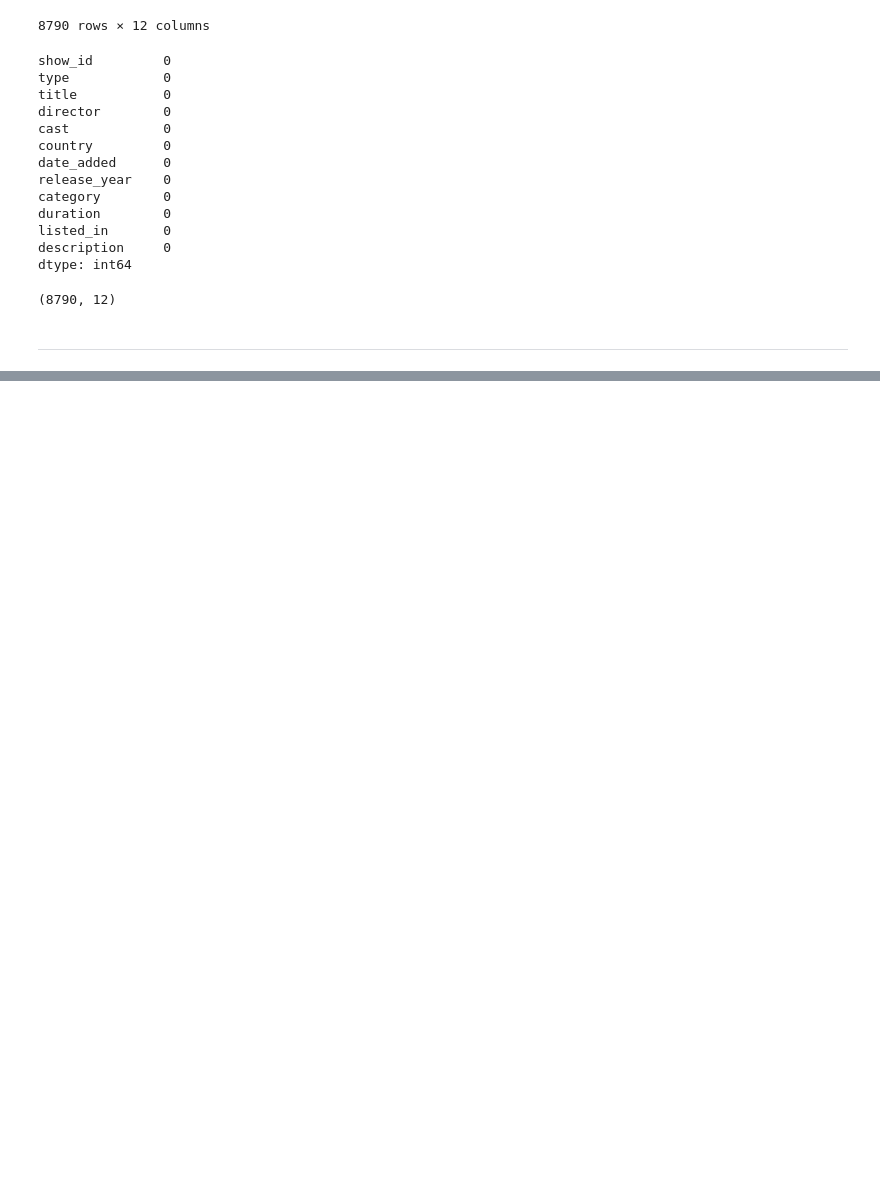
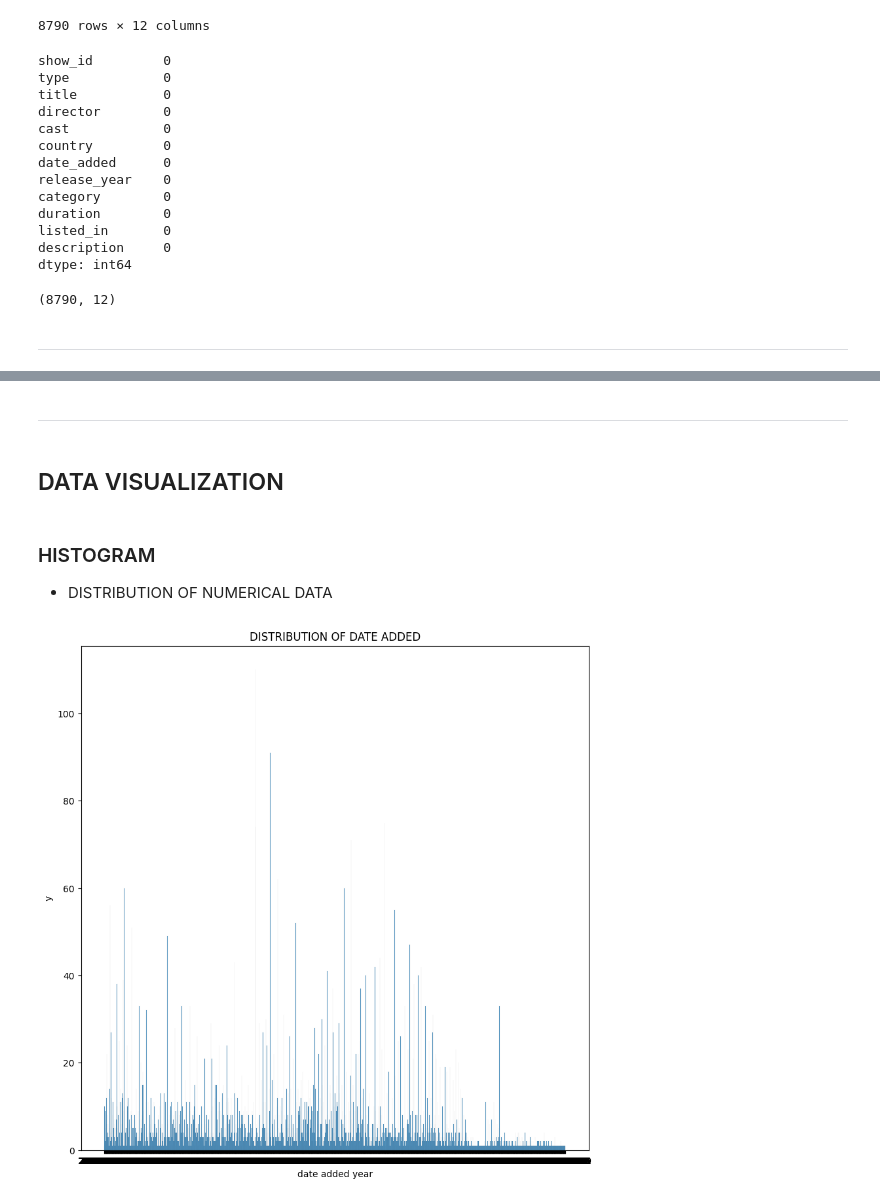
Before and after one commit to avinas-v/NETFLIX-DATA-ANALYSIS-., a Jupyter notebook: netflix.ipynb, the cells around one changed output, grey strips where cells are left out. Saved outputs shown, nothing was run; the diff lists cells and outputs as text; code cells hidden in the pictures; blank space fills up the shorter version.

Commit message:
data set cleaned visualaization started

```diff
--- a/netflix.ipynb
+++ b/netflix.ipynb
@@ -711,0 +851,2 @@ df.shape
+# %%
+df_new=pd.read_csv('netflix_cleaned.csv')
@@ -711,0 +986,7 @@ df.shape
+# %% [markdown]
+---
+# %% [markdown]
+## DATA VISUALIZATION
+# %% [markdown]
+### HISTOGRAM
+- DISTRIBUTION OF NUMERICAL DATA
@@ -711,0 +996,9 @@ df.shape
+# %%
+plt.figure(figsize=(10,10))
+sns.histplot(data=df_new,x="date_added")
+plt.title('DISTRIBUTION OF DATE ADDED')
+plt.ylabel('y')
+plt.xlabel('date added year')
+plt.show()
+# %% [output]
+[figure, added]
```
Also changed, not shown: parts of 53 cells of this notebook, 3 other files.
